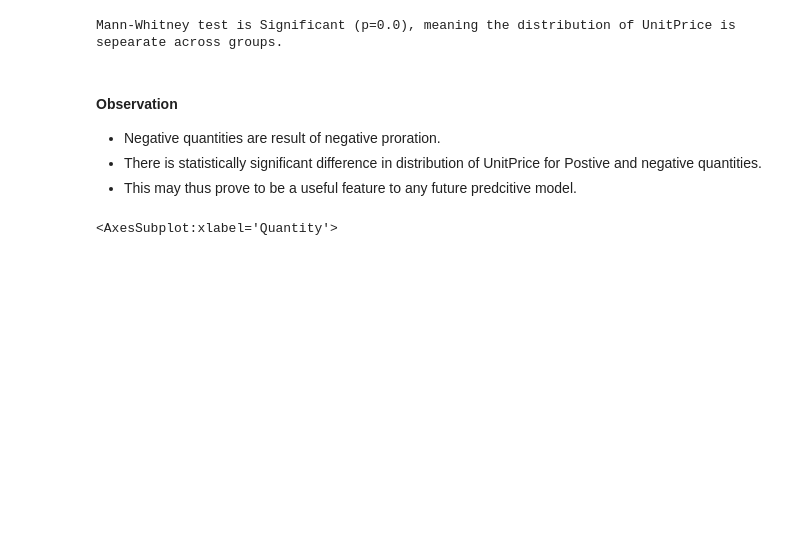
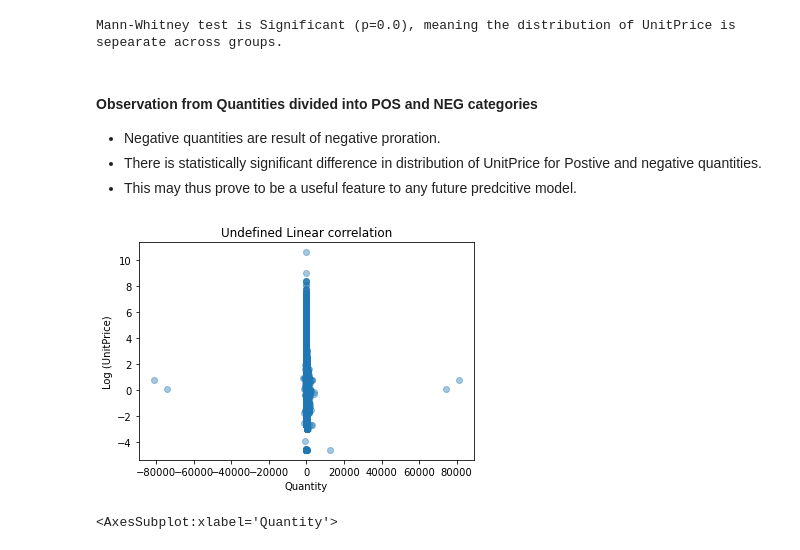
Before and after one commit to gunnerVivek/Foretelling-Retail-price-using-Multivariate-Regression, a Jupyter notebook: analysis.ipynb, the cells around one changed output. Cells and saved outputs as stored; diff of their text form; code cells hidden in the pictures; blank space fills up the shorter version.

```diff
--- a/analysis.ipynb
+++ b/analysis.ipynb
@@ -279,11 +375,20 @@ else:
 # %% [output]
 Mann-Whitney test is Significant (p=0.0), meaning the distribution of UnitPrice is sepearate across groups.
 # %% [markdown]
-#### Observation
+#### Observation from Quantities divided into POS and NEG categories
 
 - Negative quantities are result of negative proration.
 - There is statistically significant difference in distribution of UnitPrice for Postive and negative quantities.
 - This may thus prove to be a useful feature to any future predcitive model.
+# %%
+# plt.scatter(data.Quantity, np.log(data.UnitPrice+np.full_like(data.UnitPrice, fill_value=0.001)))
+plt.scatter(data.Quantity, data.log_UnitPrice, alpha=0.4)
+plt.xlabel('Quantity')
+plt.ylabel("Log (UnitPrice)")
+plt.title("Undefined Linear correlation")
+plt.show()
+# %% [output]
+[figure, added]
 # %%
 sns.boxplot(np.log(data.Quantity))
 # %% [output]
```
Also changed, not shown: parts of 13 cells of this notebook.
